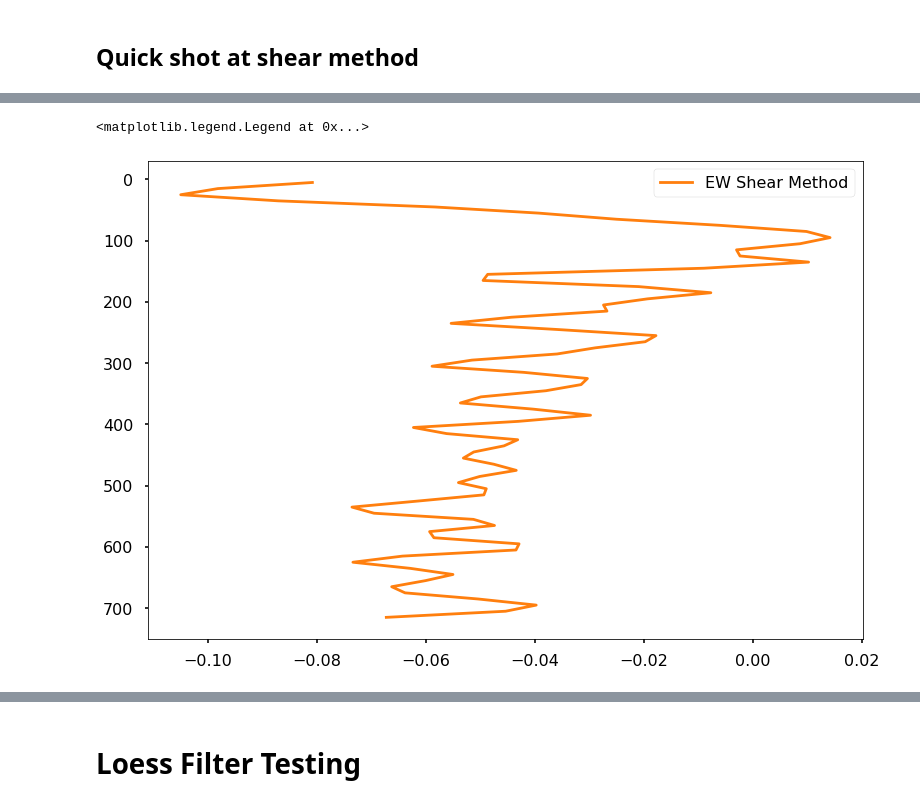
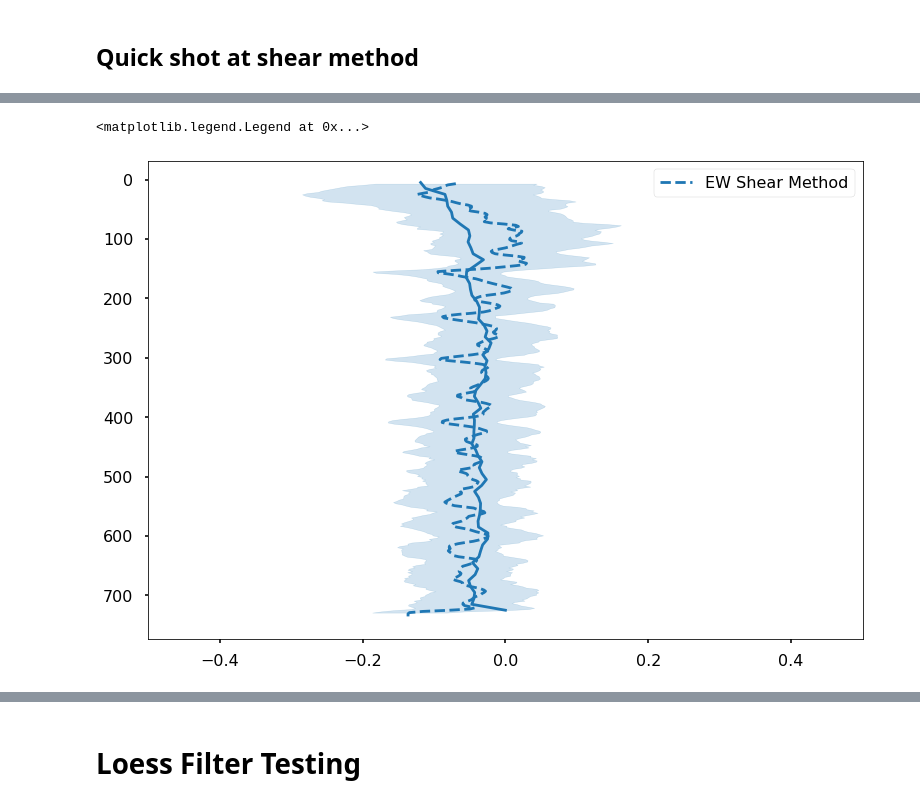
Before and after one commit to JGradone/Slocum-AD2CP, a Jupyter notebook: notebooks/01_Slocum_AD2CP_Testing_and_Data_Exploration.ipynb, the cells around one changed output, grey strips where cells are left out. Saved outputs shown, nothing was run; the diff lists cells and outputs as text; code cells hidden in the pictures.

```diff
--- a/notebooks/01_Slocum_AD2CP_Testing_and_Data_Exploration.ipynb
+++ b/notebooks/01_Slocum_AD2CP_Testing_and_Data_Exploration.ipynb
@@ -613,7 +612,7 @@ for ii in np.arange(0,nt):           # Number of ADCP ensembles per segment
     for jj in np.arange(0,nbin):     # Number of measured bins per ensemble
 
         # Uctd part of matrix
-        G[(nbin*(ii))+jj,ii] = -1
+        G[(nbin*(ii))+jj,ii] = 1
         # This will fill in the Uocean part of the matrix. It loops through
         # all Z members and places them in the proper location in the G matrix
         # Find the difference between all bin centers and the current Z value
@@ -624,7 +623,7 @@ for ii in np.arange(0,nt):           # Number of ADCP ensembles per segment
         idx = np.argmin(dx-minx)
 
         # Uocean part of matrix
-        G[(nbin*(ii))+jj,(nt)+idx] = 1
+        G[(nbin*(ii))+jj,(nt)+idx] = -1
 
         del dx, minx, idx
 
@@ -949,0 +1133,19 @@ array([            nan,             nan,  2.66019889e-03, -1.97912000e-03,
+# %%
+
+shear_av = shear_binned
+
+bin_centers = shear_cell_center
+
+ref_vel=[vx,vy,0]
+
+
+nans = np.isnan(shear_av)
+shear_av[nans] = 0.0
+vel = np.empty((np.shape(shear_av)))
+vel[:] = 0
+dz = bin_centers[1] - bin_centers[0]
+
+for depth_bin in np.arange(1, len(bin_centers)):
+    vel[depth_bin, :] = vel[depth_bin - 1, :] + shear_av[depth_bin, :] * dz
+vel[nans] = np.nan
+vel_referenced = vel - np.tile(np.nanmean(vel, 0) - ref_vel*float(dz), (len(bin_centers), 1))
@@ -1092,4 +1305,12 @@ def shear_method(U, V, dz, vx, vy, bins, depth):
 
     return U_shear_method, V_shear_method, U_prof_std[0:-1], V_prof_std[0:-1], bin_new_shear[0:-1], obs_per_bin[0:-1]
 # %%
-U_shear_method, V_shear_method, U_prof_std, V_prof_std, bin_new_shear, obs_per_bin = shear_method(U=subset_ad2cp.UVelocity.values, V=subset_ad2cp.VVelocity.values, dz=10, vx=vx, vy=vy, bins = subset_ad2cp['VelocityRange'].values, depth = subset_ad2cp['Pressure'].values)
+
+U_shear_method, V_shear_method, U_prof_std, V_prof_std, bin_new_shear, obs_per_bin = shear_method(U=subset_ad2cp.UVelocity.values, V=subset_ad2cp.VVelocity.values, dz=2, vx=vx, vy=vy, bins = subset_ad2cp['VelocityRange'].values, depth = subset_ad2cp['Pressure'].values)
+
+std_ping = 0.03
+
+
+## Uncertainty propagation
+u_shear_std = np.sqrt(std_ping**2 + U_prof_std**2)
+v_shear_std = np.sqrt(std_ping**2 + V_prof_std**2)
@@ -1115,9 +1327,11 @@ Shear Method Caculated NS DAC: -0.025592299999999988
 # %%
-#plt.fill_betweenx(bin_new_s, U_shear_method-U_prof_std[0:-1], U_shear_method+U_prof_std[0:-1],alpha=0.2,color='tab:orange')
-plt.plot(U_shear_method,bin_new_shear, label='EW Shear Method',color='tab:orange')
+plt.fill_betweenx(bin_new_shear, U_shear_method-u_shear_std, U_shear_method+u_shear_std,alpha=0.2,color='tab:blue')
+plt.plot(np.real(O_ls),bin_new,color='tab:blue')
+plt.plot(U_shear_method,bin_new_shear, label='EW Shear Method',color='tab:blue',linestyle='--')
+plt.xlim((-0.5,0.5))
 plt.gca().invert_yaxis()
 plt.legend()
 # %% [output]
 <matplotlib.legend.Legend at 0x...>
-[figure, old version]
+[figure, new version]
 # %%
```
Also changed, not shown: parts of 20 cells of this notebook, 13 other files.
